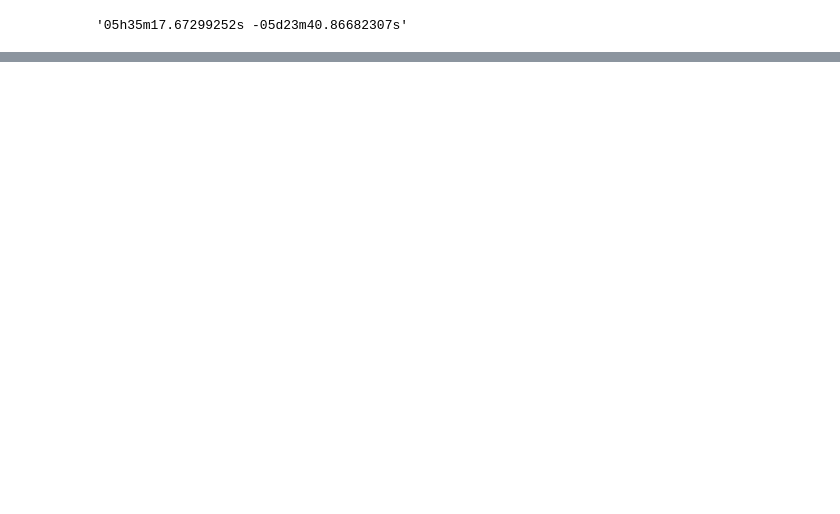
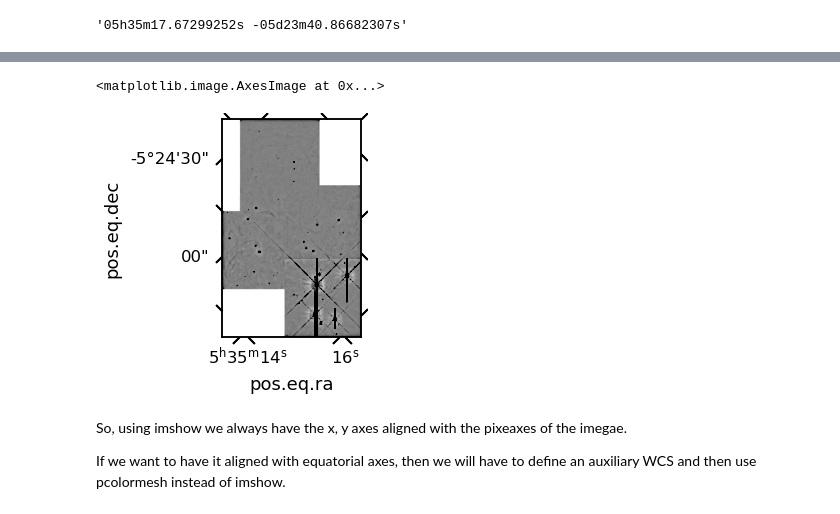
Before and after one commit to will-henney/neutral-proplyds, a Jupyter notebook: notebooks/00-profiles-PC.ipynb, the cells around one changed output, grey strips where cells are left out. Saved outputs shown, nothing was run; the diff lists cells and outputs as text; code cells hidden in the pictures; blank space fills up the shorter version.

Commit message:
Get coordinates of proplyds from Ricci

```diff
--- a/notebooks/00-profiles-PC.ipynb
+++ b/notebooks/00-profiles-PC.ipynb
@@ -24,0 +62,2 @@ cdict["177-341"].to_string("hmsdms")
+# %%
+proplyd_tab = proplyd_tab.loc[proplyd_ids]
@@ -24,0 +66,4 @@ cdict["177-341"].to_string("hmsdms")
+# %%
+proplyd_tab.rename_columns(['_RAJ2000', '_DEJ2000'], ["ra_J2000", "dec_J2000"])
+proplyd_tab["ICRS"] = SkyCoord.guess_from_table(proplyd_tab)
+proplyd_tab.remove_columns(["ra_J2000", "dec_J2000"])
@@ -24,0 +81,5 @@ cdict["177-341"].to_string("hmsdms")
+# %%
+fname = "f547m"
+hdu = fits.open(datapath / f"pcmos-{fname}_sharp_16.fits")[0]
+# %%
+W = WCS(hdu.header)
@@ -24,0 +91,13 @@ cdict["177-341"].to_string("hmsdms")
+# %%
+source = "177-341W"
+#source = "180-331"
+x0, y0 = proplyd_tab.loc[source]["ICRS"].to_pixel(W)
+fig, ax = plt.subplots(subplot_kw=dict(projection=W))
+ax.imshow(hdu.data, vmin=0, vmax=2, cmap="gray_r")
+# %% [output]
+<matplotlib.image.AxesImage at 0x...>
+[figure, added]
+# %% [markdown]
+So, using imshow we always have the x, y axes aligned with the pixeaxes of the imegae.
+
+If we want to have it aligned with equatorial axes, then we will have to define an auxiliary WCS and then use pcolormesh instead of imshow.
```
Also changed, not shown: parts of 29 cells of this notebook, 2 other files.
